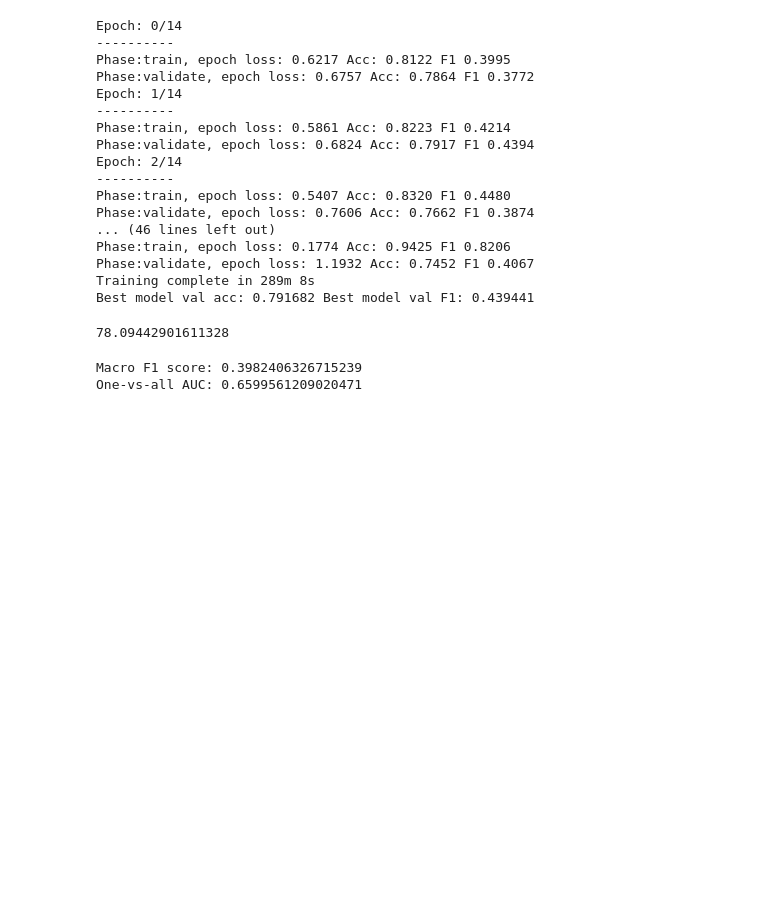
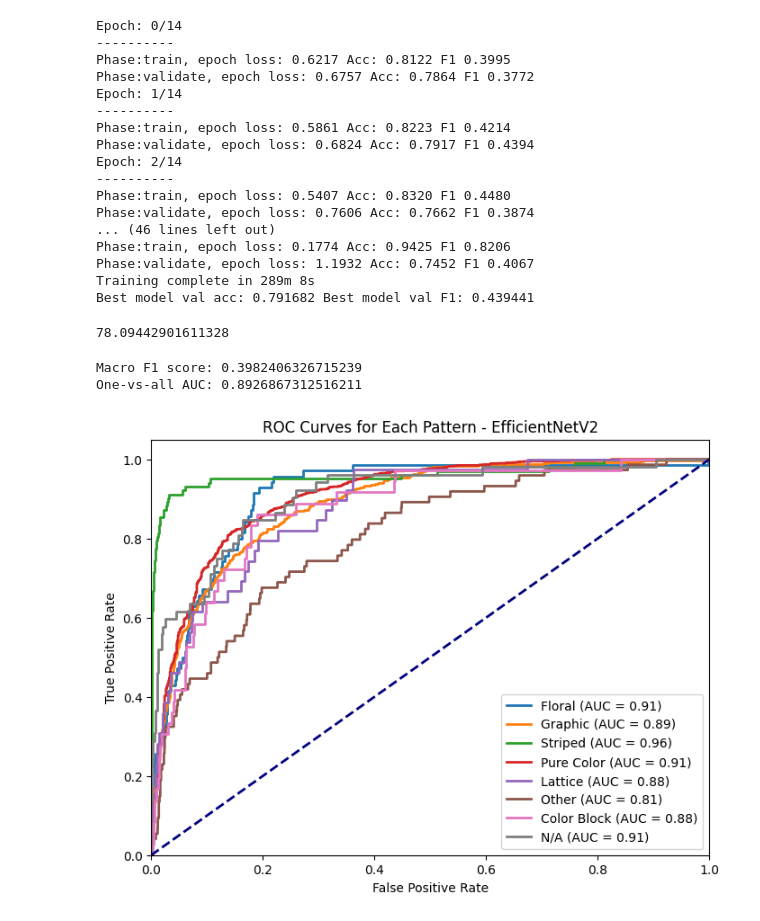
Before and after one commit to marynwangwu/Fashion-Attribute-Detection, a Jupyter notebook: models/classification_model_pattern.ipynb, the cells around one changed output. Cells and saved outputs as stored; diff of their text form; code cells hidden in the pictures; blank space fills up the shorter version.

Commit message:
fixed auc calculation and added roc curves

```diff
--- a/models/classification_model_pattern.ipynb
+++ b/models/classification_model_pattern.ipynb
@@ -473,18 +472,23 @@ print(test_acc)
 efficientnetv2_model_pattern.eval()
 y_true = []
 y_pred = []
+probs = []
 
 for data in efficientnetv2_dataloader['test']:
     optimizer.zero_grad()
     image = data['x'].to(device)
     label = data['y'].to(device)
     output = efficientnetv2_model_pattern(image)
+    softmax = nn.Softmax(dim=1)
+    prob = softmax(output)
     pred = torch.argmax(output, axis=1)
     y_true.extend(label.cpu().numpy())
     y_pred.extend(pred.cpu().numpy())
+    probs.extend(prob.detach().cpu().numpy())
 
 y_true = np.array(y_true)
 y_pred = np.array(y_pred)
+probs = np.array(probs)
 
 # Macro F1 score
 macro_f1 = f1_score(y_true, y_pred, average='macro')
@@ -494,11 +498,11 @@ macro_f1 = f1_score(y_true, y_pred, average='macro')
 y_true_bin = label_binarize(y_true, classes=np.unique(y_true))
 n_classes = y_true_bin.shape[1]
 
-# Calculate one-vs-all AUC for each class
 auc_scores = []
 for i in range(n_classes):
-    auc = roc_auc_score(y_true_bin[:, i], y_pred == i)
+    auc = roc_auc_score(y_true_bin[:, i], probs[:, i])
     auc_scores.append(auc)
+
 
 # Average AUC scores across all classes
 one_vs_all_auc = np.mean(auc_scores)
@@ -507,4 +511,38 @@ print("Macro F1 score:", macro_f1)
 print("One-vs-all AUC:", one_vs_all_auc)
 # %% [output]
 Macro F1 score: 0.3982406326715239
-One-vs-all AUC: 0.6599561209020471
+One-vs-all AUC: 0.8926867312516211
+# %%
+from sklearn.metrics import roc_curve, auc
+import matplotlib.pyplot as plt
+
+# Define label mapping
+label_mapping = {
+    0: "Floral",
+    1: "Graphic",
+    2: "Striped",
+    3: "Pure Color",
+    4: "Lattice",
+    5: "Other",
+    6: "Color Block",
+    7: "N/A"
+}
+
+# Plot class-level ROC curves
+plt.figure(figsize=(8, 6))
+
+for i in range(n_classes):
+    fpr, tpr, _ = roc_curve(y_true_bin[:, i], probs[:, i])
+    roc_auc = auc(fpr, tpr)
+    plt.plot(fpr, tpr, lw=2, label=f'{label_mapping[i]} (AUC = {roc_auc:.2f})')
+
+plt.plot([0, 1], [0, 1], color='navy', lw=2, linestyle='--')
+plt.xlim([0.0, 1.0])
+plt.ylim([0.0, 1.05])
+plt.xlabel('False Positive Rate')
+plt.ylabel('True Positive Rate')
+plt.title('ROC Curves for Each Pattern - EfficientNetV2')
+plt.legend(loc="lower right")
+plt.show()
+# %% [output]
+[figure, added]
```
Also changed, not shown: parts of 2 cells of this notebook.
